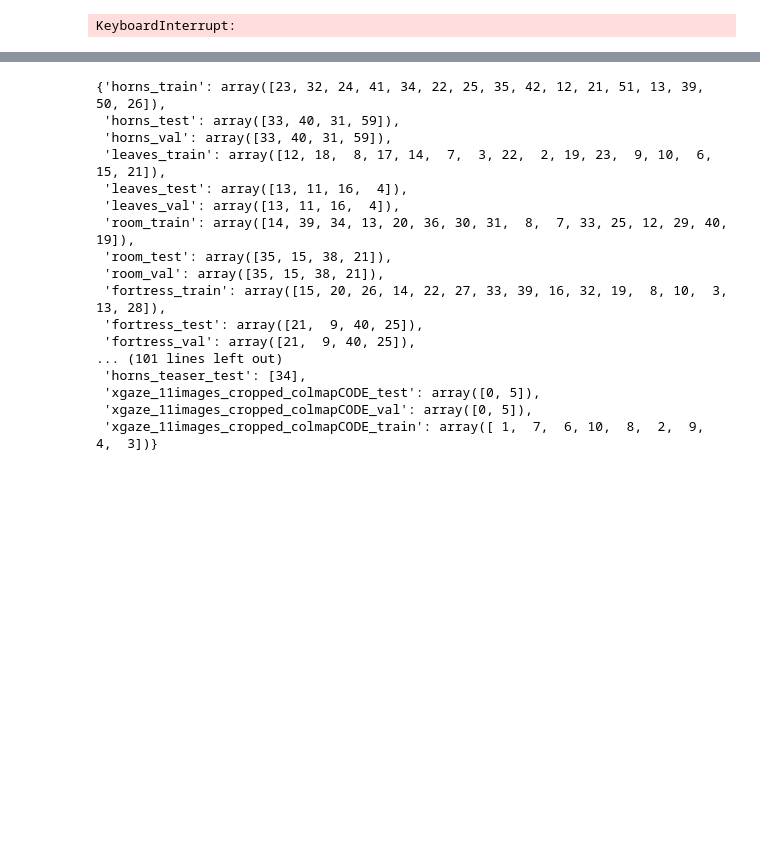
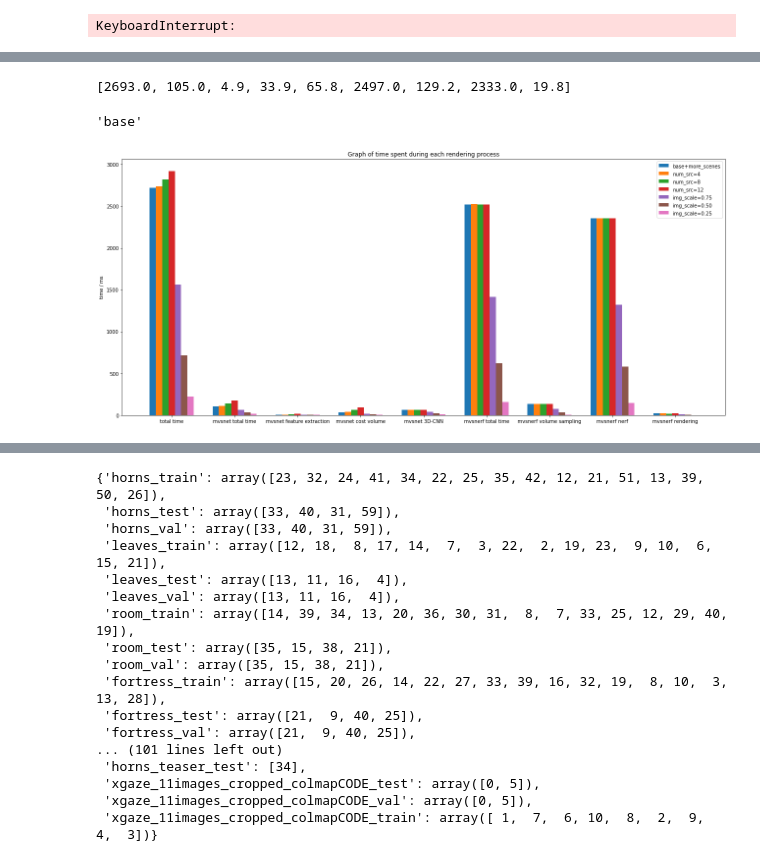
Before and after one commit to laphisboy/mvsnerf, a Jupyter notebook: 3_renderer_dtu_timer_numviews.ipynb, the cells around one changed output, grey strips where cells are left out. Saved outputs shown, nothing was run; the diff lists cells and outputs as text; code cells hidden in the pictures; blank space fills up the shorter version.

```diff
--- a/3_renderer_dtu_timer_numviews.ipynb
+++ b/3_renderer_dtu_timer_numviews.ipynb
@@ -430,4 +434,4 @@ records_df
 # %%
 records_df.to_csv('./csv/3_renderer_dtu_timer_numviews.csv')
 # %%
-pd.read_csv('./csv/3_renderer_dtu_timer_numviews.csv', index_col=0)
+records_df = pd.read_csv('./csv/3_renderer_dtu_timer_numviews.csv', index_col=0)
@@ -443,0 +450,37 @@ pd.read_csv('./csv/3_renderer_dtu_timer_numviews.csv', index_col=0)
+# %%
+list(records_df.iloc[0].values[7:])
+# %% [output]
+[2693.0, 105.0, 4.9, 33.9, 65.8, 2497.0, 129.2, 2333.0, 19.8]
+# %%
+records_df.iloc[0].values[1]
+# %% [output]
+'base'
+# %%
+labels = list(records_df.columns.values[7:])
+times1 = list(records_df.iloc[0].values[7:])
+
+x = np.arange(len(labels))  # the label locations
+width = 0.1  # the width of the bars
+
+fig, ax = plt.subplots()
+rects1 = ax.bar(x - 3*width, list(records_df.iloc[1].values[7:]), width, label=records_df.iloc[1].values[0])
+rects2 = ax.bar(x - 2*width, list(records_df.iloc[2].values[7:]), width, label=records_df.iloc[2].values[0])
+rects3 = ax.bar(x - 1*width, list(records_df.iloc[3].values[7:]), width, label=records_df.iloc[3].values[0])
+rects4 = ax.bar(x, list(records_df.iloc[4].values[7:]), width, label=records_df.iloc[4].values[0])
+rects5 = ax.bar(x + 1*width, list(records_df.iloc[5].values[7:]), width, label=records_df.iloc[5].values[0])
+rects6 = ax.bar(x + 2*width, list(records_df.iloc[6].values[7:]), width, label=records_df.iloc[6].values[0])
+rects7 = ax.bar(x + 3*width, list(records_df.iloc[7].values[7:]), width, label=records_df.iloc[7].values[0])
+
+# Add some text for labels, title and custom x-axis tick labels, etc.
+ax.set_ylabel('time / ms')
+ax.set_title('Graph of time spent during each rendering process')
+ax.set_xticks(x, labels)
+ax.legend()
+
+fig.tight_layout()
+
+plt.rcParams["figure.figsize"] = (18,8)
+
+plt.show()
+# %% [output]
+[figure, added]
```
Also changed, not shown: parts of 4 cells of this notebook, 6 other files.
